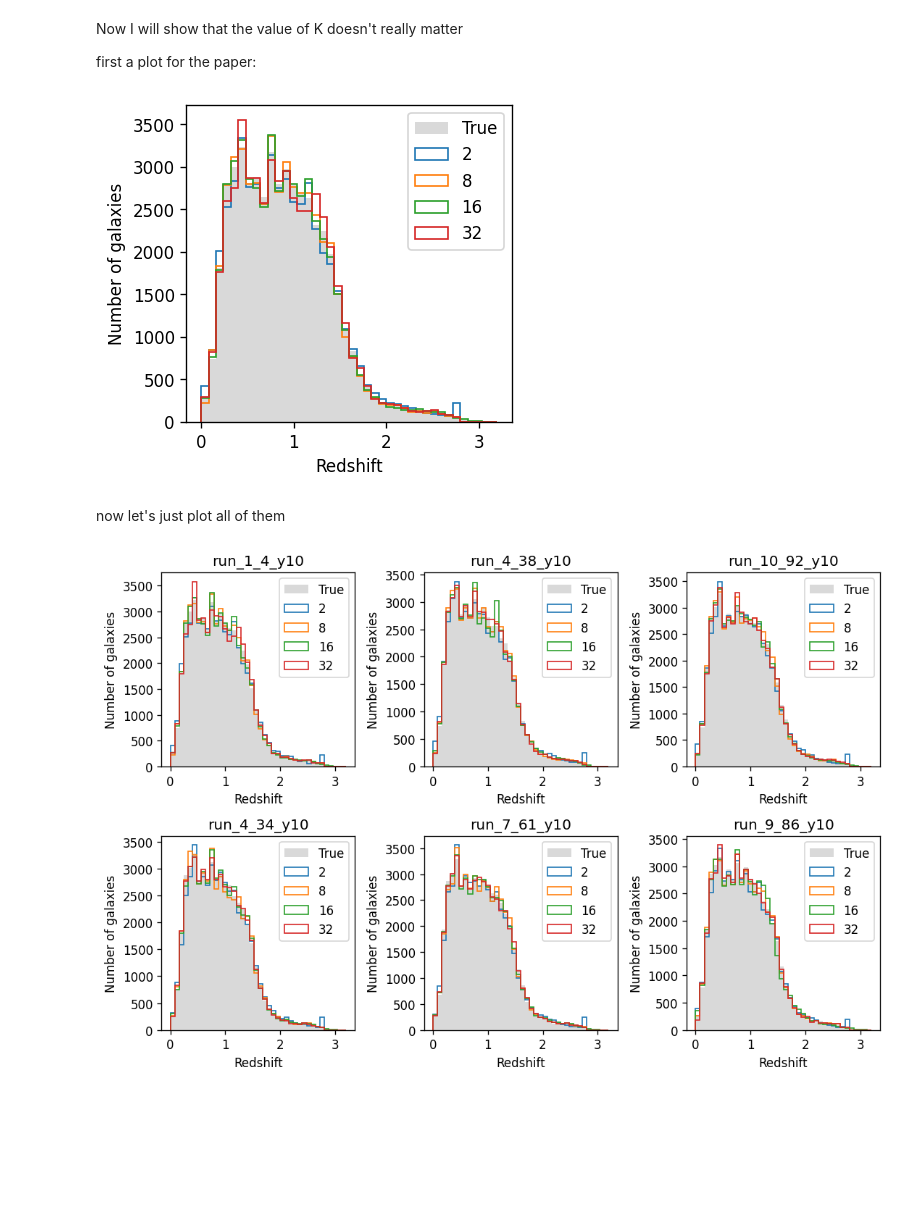
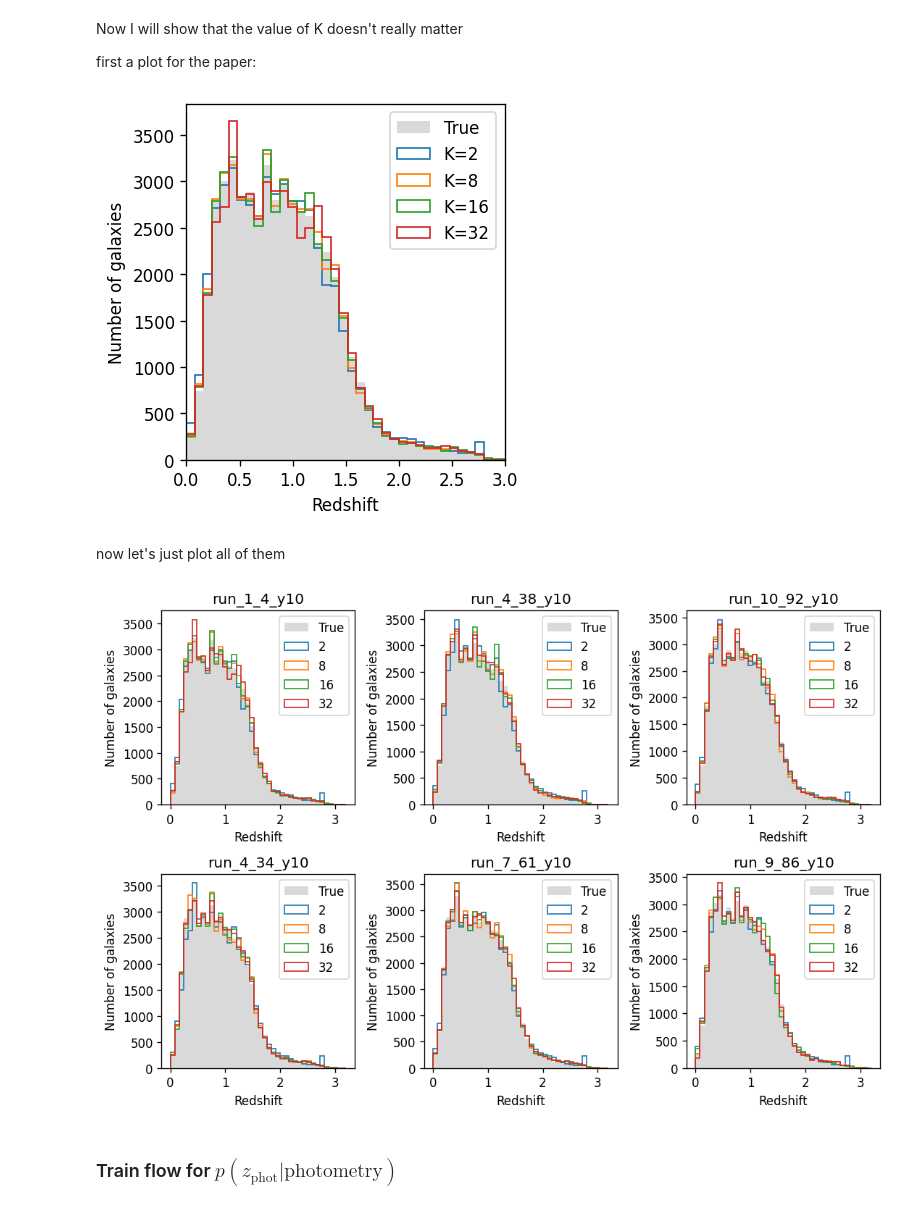
Before and after one commit to bscot/TheLastMetric, a Jupyter notebook: training_flows.ipynb, the cells around one changed output. Saved outputs shown, nothing was run; the diff lists cells and outputs as text; code cells hidden in the pictures; blank space fills up the shorter version.

Commit message:
Trained zphot flows.

```diff
--- a/training_flows.ipynb
+++ b/training_flows.ipynb
@@ -155,7 +163,7 @@ for os in available_os:
     std = catalogs[os][conditional_columns].std()
 
     # save some info with the flow
-    info = {"description": f"Trained on galaxy colors and r mag from os {os}. K=16",
+    info = {"description": f"Models z_true conditioned on galaxy colors and r mag from os {os}. K=16",
             "condition_scaler": partial(condition_scaler, columns=conditional_columns, mean=mean, std=std)}
 
     # instantiate and save the flow
@@ -181,7 +189,7 @@ for os in available_os:
     std = catalogs[os][conditional_columns].std()
 
     # save some info with the flow
-    info = {"description": f"Trained on galaxy magnitudes from os {os}. K=16",
+    info = {"description": f"Models z_true conditioned on galaxy magnitudes from os {os}. K=16",
             "condition_scaler": partial(condition_scaler, columns=conditional_columns, mean=mean, std=std)}
 
     # instantiate and save the flow
@@ -215,7 +223,7 @@ for K in [2, 8, 32]:
         std = catalogs[os][conditional_columns].std()
 
         # save some info with the flow
-        info = {"description": f"Trained on galaxy colors and r mag from os {os}. K={K}",
+        info = {"description": f"Models z_true conditioned on galaxy colors and r mag from os {os}. K={K}",
                 "condition_scaler": partial(condition_scaler, columns=conditional_columns, mean=mean, std=std)}
 
         # instantiate and save the flow
@@ -294,19 +302,20 @@ for K in [2, 8, 16, 32]:
     sample = flow.sample(conditions=flow.info["condition_scaler"](catalogs["run_1_4_y10"]))
     K_comp[K] = sample
 # %%
-fig, ax = plt.subplots(figsize=(3.5, 3.5), dpi=120)
+fig, ax = plt.subplots(figsize=(3.5, 3.5), dpi=120, constrained_layout=True)
 
 nbins = 40
 ax.hist(catalogs["run_1_4_y10"].z_true, range=(0, 3.2), bins=nbins, label="True", alpha=0.15, color="k")
 
 for K in [2, 8, 16, 32]:
-    ax.hist(K_comp[K].z_true, range=(0, 3.2), bins=nbins, histtype="step", label=K)
+    ax.hist(K_comp[K].z_true, range=(0, 3.2), bins=nbins, histtype="step", label=f"K={K}")
 
-ax.set(xlabel="Redshift", ylabel="Number of galaxies")
+ax.set(xlabel="Redshift", ylabel="Number of galaxies", xlim=(0,3))
 ax.legend()
-plt.show()
+
+fig.savefig("K-dependence.pdf")
 # %% [output]
-[figure, old version]
+[figure, new version]
 # %% [markdown]
 now let's just plot all of them
 # %%
@@ -334,4 +343,6 @@ for i, ax in enumerate(axes.flatten()):
 
 plt.show()
 # %% [output]
-[figure, old version]
+[figure, new version]
+# %% [markdown]
+### Train flow for $p(z_\text{phot}|\text{photometry})$
```
Also changed, not shown: parts of 15 cells of this notebook, 49 other files.
